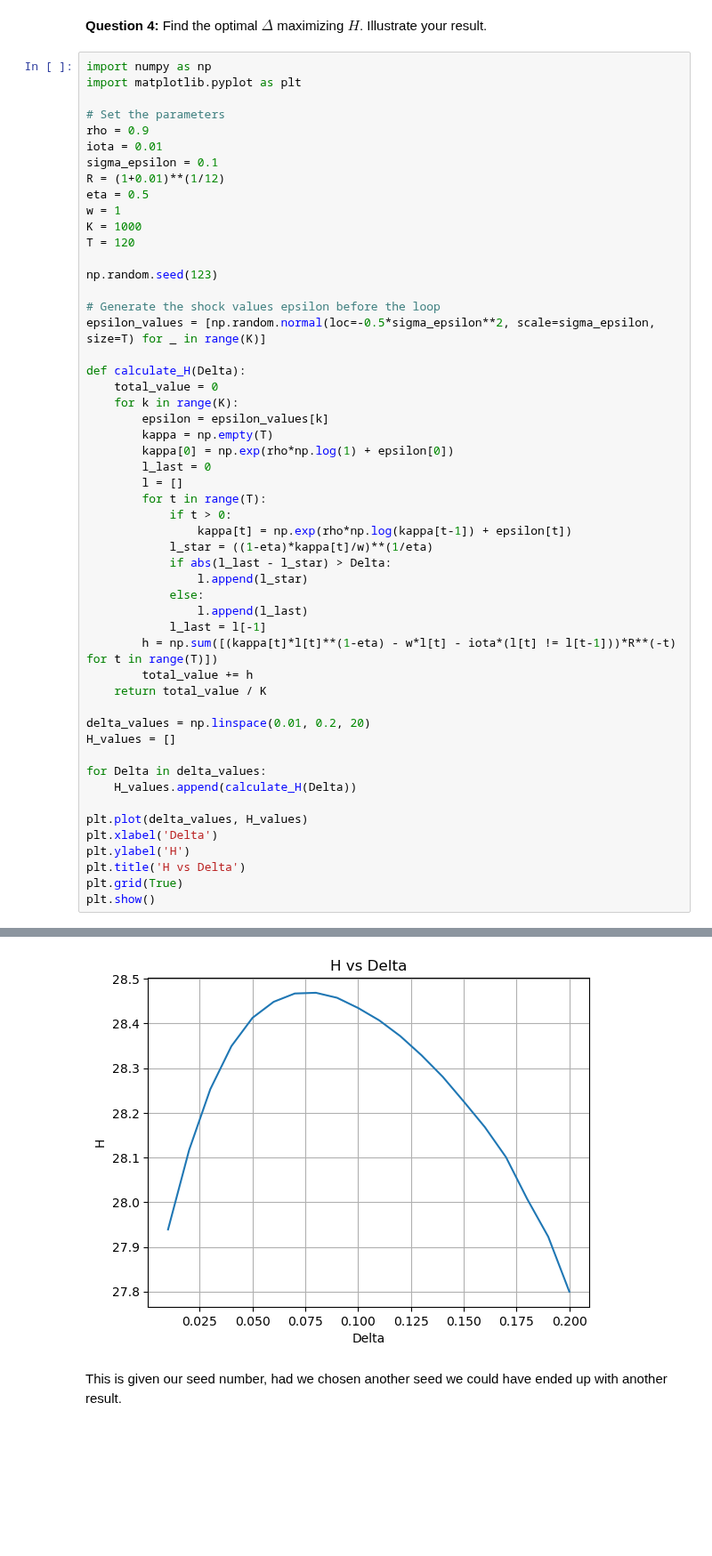
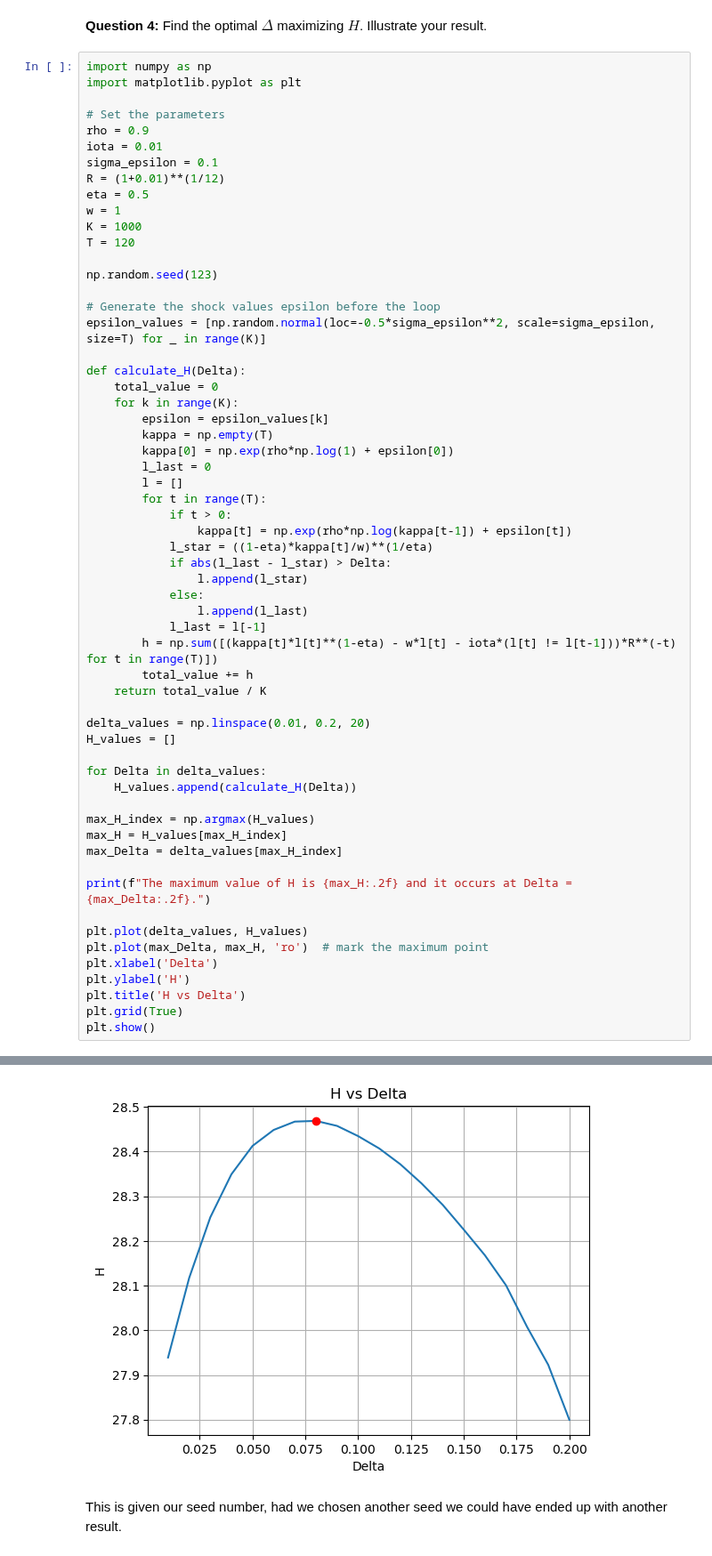
Before and after one commit to NumEconCopenhagen/projects-2023-philx2-nico, a Jupyter notebook: Exam/Exam-2023-notebook.ipynb, the cells around one changed output, grey strips where cells are left out. Shown at 89% size. Cells and saved outputs as stored; diff of their text form; blank space fills up the shorter version.

Commit message:
maximum delta

```diff
--- a/Exam/Exam-2023-notebook.ipynb
+++ b/Exam/Exam-2023-notebook.ipynb
@@ -640,7 +640,14 @@ H_values = []
 for Delta in delta_values:
     H_values.append(calculate_H(Delta))
 
+max_H_index = np.argmax(H_values)
+max_H = H_values[max_H_index]
+max_Delta = delta_values[max_H_index]
+
+print(f"The maximum value of H is {max_H:.2f} and it occurs at Delta = {max_Delta:.2f}.")
+
 plt.plot(delta_values, H_values)
+plt.plot(max_Delta, max_H, 'ro')  # mark the maximum point
 plt.xlabel('Delta')
 plt.ylabel('H')
 plt.title('H vs Delta')
@@ -650,4 +658,4 @@ plt.show()
-[figure, old version]
+[figure, new version]
 # %% [markdown]
 This is given our seed number, had we chosen another seed we could have ended up with another result.
 # %% [markdown]
```
Also changed, not shown: parts of 1 cell of this notebook.
